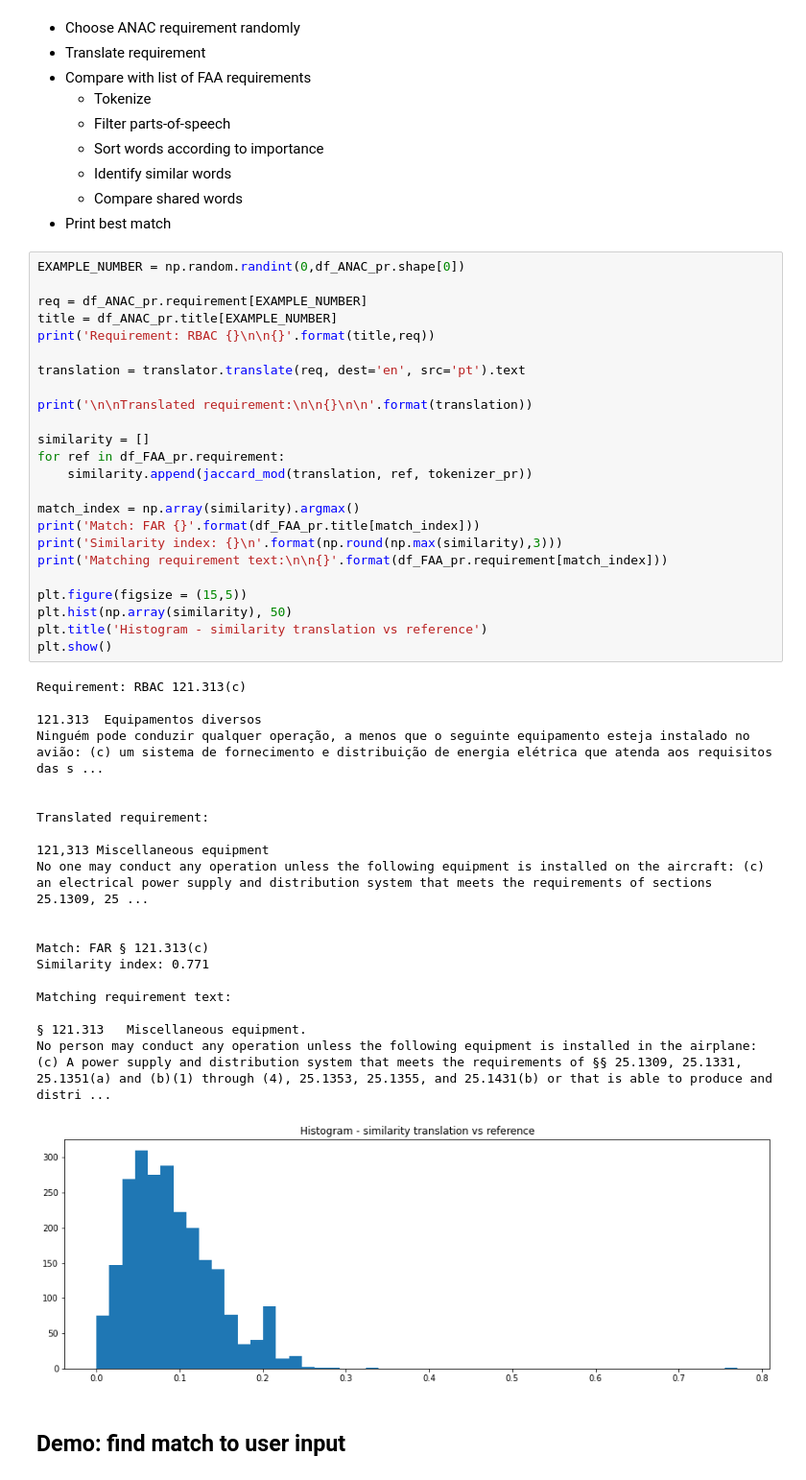
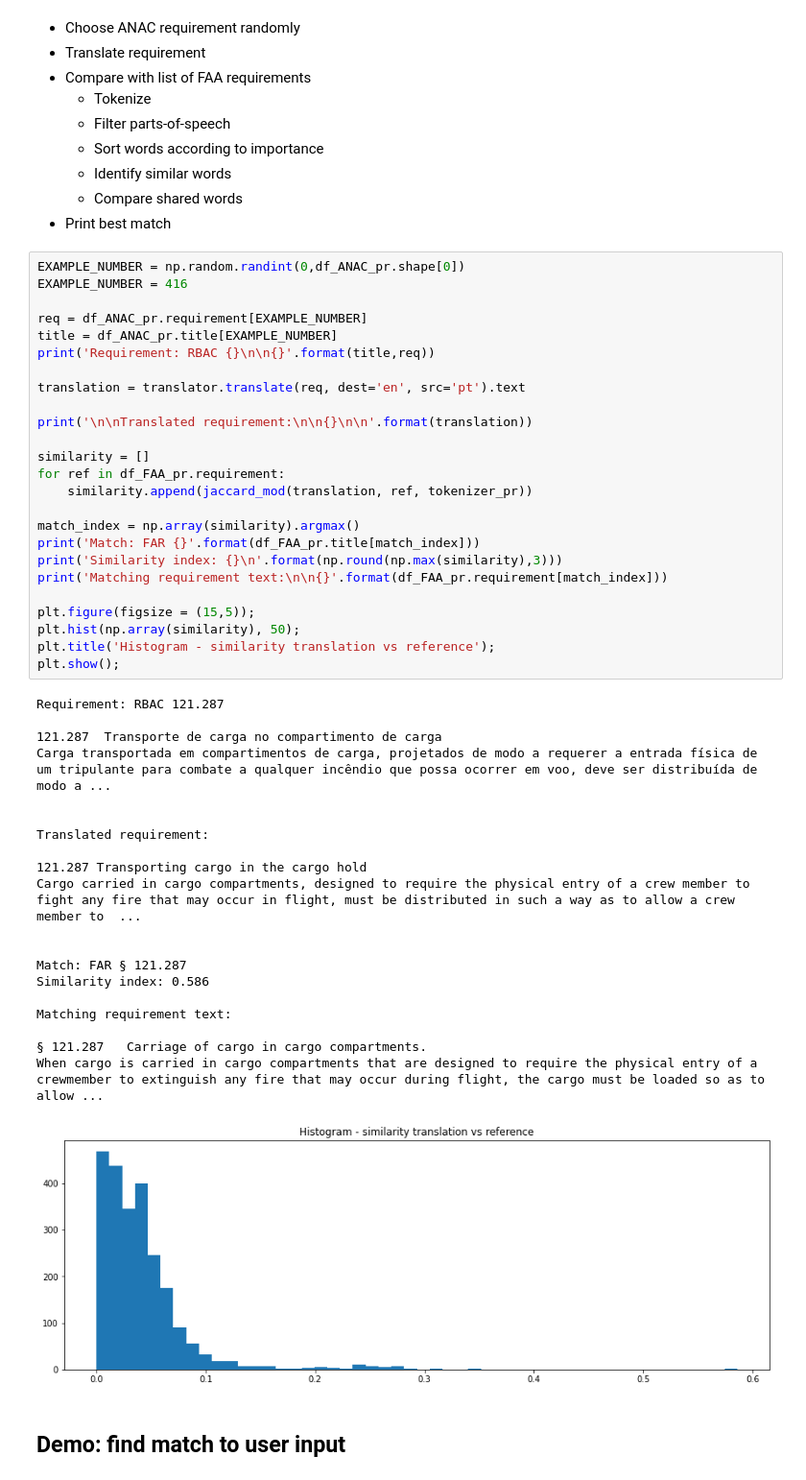
Before and after one commit to fabio-a-oliveira/NLP_Regulations, a Jupyter notebook: demonstration.ipynb, the cells around one changed output. Shown at 96% size. Drawn from its saved outputs; the diff is of its cells as text.

```diff
--- a/demonstration.ipynb
+++ b/demonstration.ipynb
@@ -204,50 +218,50 @@ Objective: find requirements of similar semantic content.
 * Print best match
 # %%
 EXAMPLE_NUMBER = np.random.randint(0,df_ANAC_pr.shape[0])
+EXAMPLE_NUMBER = 416
 
 req = df_ANAC_pr.requirement[EXAMPLE_NUMBER]
 title = df_ANAC_pr.title[EXAMPLE_NUMBER]
 print('Requirement: RBAC {}\n\n{}'.format(title,req))
 
 translation = translator.translate(req, dest='en', src='pt').text
 
 print('\n\nTranslated requirement:\n\n{}\n\n'.format(translation))
 
 similarity = []
 for ref in df_FAA_pr.requirement:
     similarity.append(jaccard_mod(translation, ref, tokenizer_pr))
 
 match_index = np.array(similarity).argmax()
 print('Match: FAR {}'.format(df_FAA_pr.title[match_index]))
 print('Similarity index: {}\n'.format(np.round(np.max(similarity),3)))
 print('Matching requirement text:\n\n{}'.format(df_FAA_pr.requirement[match_index]))
 
-plt.figure(figsize = (15,5))
-plt.hist(np.array(similarity), 50)
-plt.title('Histogram - similarity translation vs reference')
-plt.show()
+plt.figure(figsize = (15,5));
+plt.hist(np.array(similarity), 50);
+plt.title('Histogram - similarity translation vs reference');
+plt.show();
 # %% [output]
-Requirement: RBAC 121.313(c)
+Requirement: RBAC 121.287
 
-121.313  Equipamentos diversos
-Ninguém pode conduzir qualquer operação, a menos que o seguinte equipamento esteja instalado no avião: (c) um sistema de fornecimento e distribuição de energia elétrica que atenda aos requisitos das s ...
+121.287  Transporte de carga no compartimento de carga
+Carga transportada em compartimentos de carga, projetados de modo a requerer a entrada física de um tripulante para combate a qualquer incêndio que possa ocorrer em voo, deve ser distribuída de modo a ...
 
 
 Translated requirement:
 
-121,313 Miscellaneous equipment
-No one may conduct any operation unless the following equipment is installed on the aircraft: (c) an electrical power supply and distribution system that meets the requirements of sections 25.1309, 25 ...
+121.287 Transporting cargo in the cargo hold
+Cargo carried in cargo compartments, designed to require the physical entry of a crew member to fight any fire that may occur in flight, must be distributed in such a way as to allow a crew member to  ...
 
 
-Match: FAR § 121.313(c)
-Similarity index: 0.771
+Match: FAR § 121.287
+Similarity index: 0.586
 
 Matching requirement text:
 
-§ 121.313   Miscellaneous equipment.
-No person may conduct any operation unless the following equipment is installed in the airplane:
-(c) A power supply and distribution system that meets the requirements of §§ 25.1309, 25.1331, 25.1351(a) and (b)(1) through (4), 25.1353, 25.1355, and 25.1431(b) or that is able to produce and distri ...
+§ 121.287   Carriage of cargo in cargo compartments.
+When cargo is carried in cargo compartments that are designed to require the physical entry of a crewmember to extinguish any fire that may occur during flight, the cargo must be loaded so as to allow ...
-[figure, old version]
+[figure, new version]
 # %% [markdown]
 ## Demo: find match to user input
 # %% [markdown]
```
Also changed, not shown: parts of 7 cells of this notebook.
